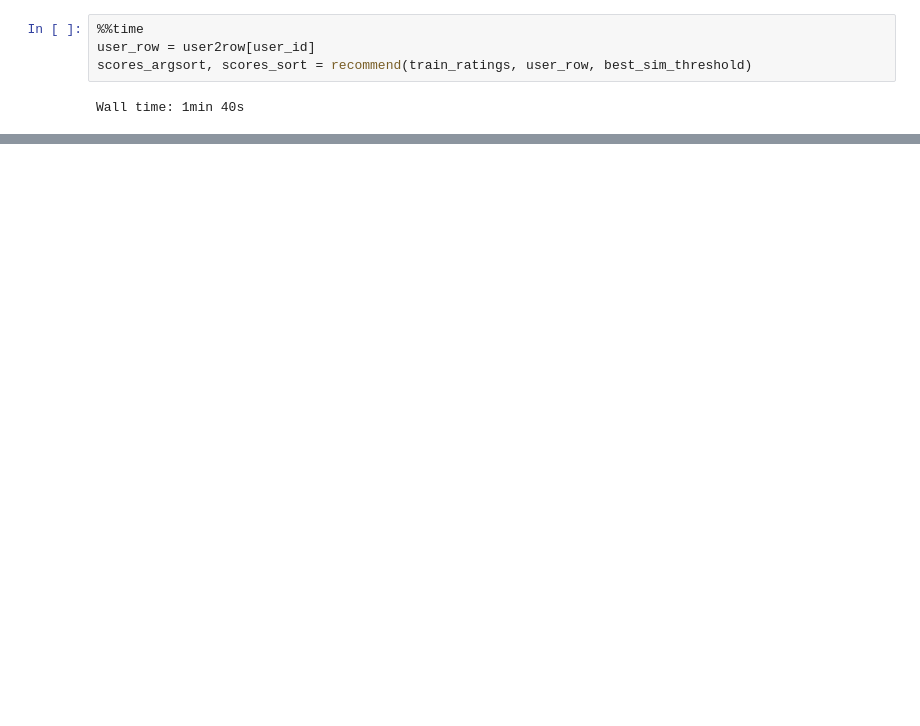
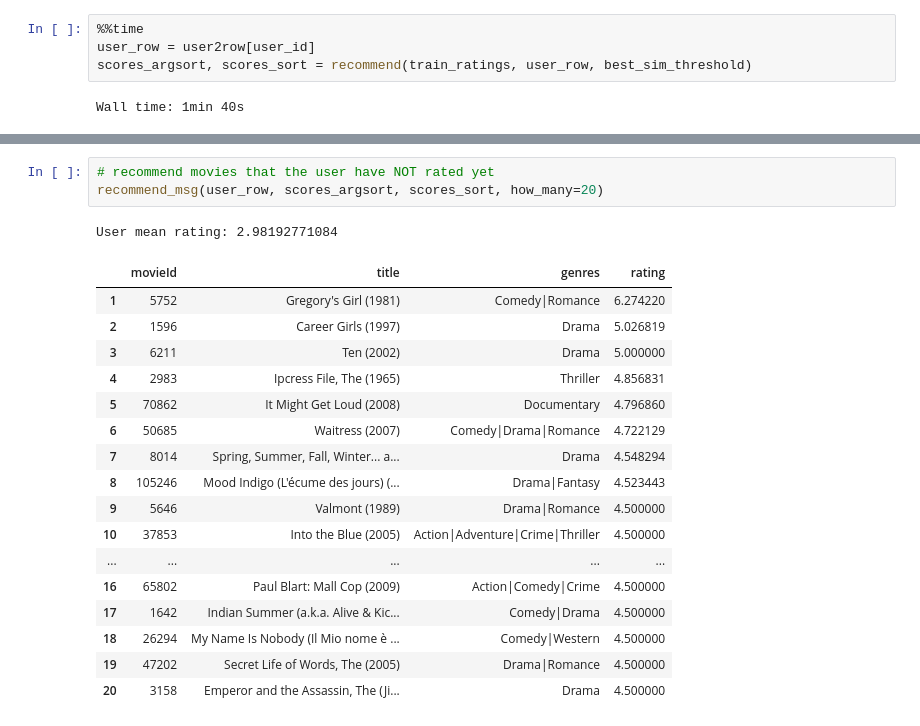
Before and after one commit to offchan42/item-based-recommender-system, a Jupyter notebook: item-based-recommender-system.ipynb, the cells around one changed output, grey strips where cells are left out. Drawn from its saved outputs; the diff is of its cells as text; blank space fills up the shorter version.

```diff
--- a/item-based-recommender-system.ipynb
+++ b/item-based-recommender-system.ipynb
@@ -567,0 +585,22 @@ User mean rating: 2.98192771084
+# %%
+# recommend movies that the user have NOT rated yet
+recommend_msg(user_row, scores_argsort, scores_sort, how_many=20)
+# %% [output]
+User mean rating: 2.98192771084
+|  | movieId | title | genres | rating |
+| 1 | 5752 | Gregory's Girl (1981) | Comedy|Romance | 6.274220 |
+| 2 | 1596 | Career Girls (1997) | Drama | 5.026819 |
+| 3 | 6211 | Ten (2002) | Drama | 5.000000 |
+| 4 | 2983 | Ipcress File, The (1965) | Thriller | 4.856831 |
+| 5 | 70862 | It Might Get Loud (2008) | Documentary | 4.796860 |
+| 6 | 50685 | Waitress (2007) | Comedy|Drama|Romance | 4.722129 |
+| 7 | 8014 | Spring, Summer, Fall, Winter... a... | Drama | 4.548294 |
+| 8 | 105246 | Mood Indigo (L'écume des jours) (... | Drama|Fantasy | 4.523443 |
+| 9 | 5646 | Valmont (1989) | Drama|Romance | 4.500000 |
+| 10 | 37853 | Into the Blue (2005) | Action|Adventure|Crime|Thriller | 4.500000 |
+| ... | ... | ... | ... | ... |
+| 16 | 65802 | Paul Blart: Mall Cop (2009) | Action|Comedy|Crime | 4.500000 |
+| 17 | 1642 | Indian Summer (a.k.a. Alive & Kic... | Comedy|Drama | 4.500000 |
+| 18 | 26294 | My Name Is Nobody (Il Mio nome è ... | Comedy|Western | 4.500000 |
+| 19 | 47202 | Secret Life of Words, The (2005) | Drama|Romance | 4.500000 |
+| 20 | 3158 | Emperor and the Assassin, The (Ji... | Drama | 4.500000 |
```
Also changed, not shown: parts of 2 cells of this notebook.
